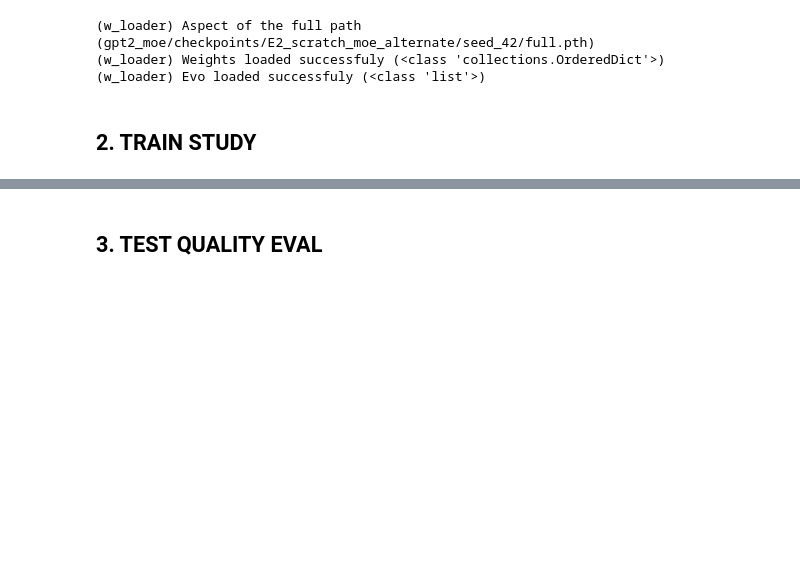
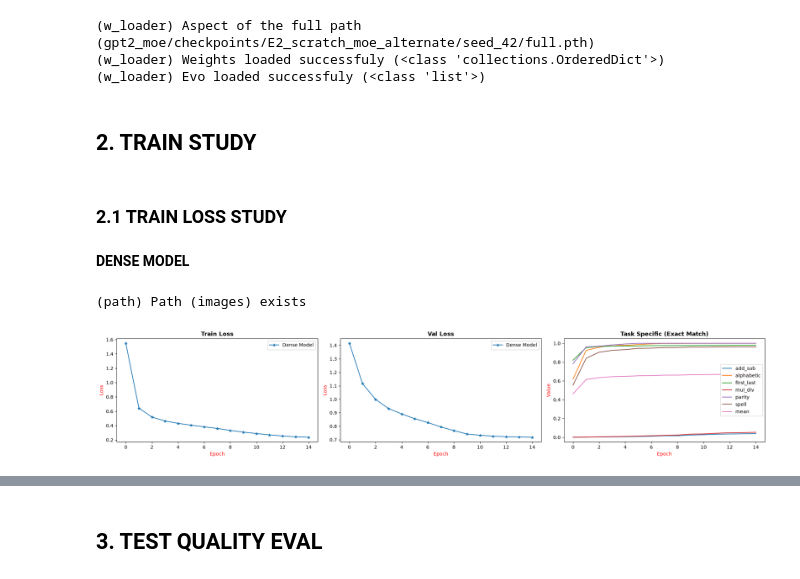
Before and after one commit to cmc186/GPT2_MOE, a Jupyter notebook: src/gpt2_moe/train_test/experiments.ipynb, the cells around one changed output, grey strips where cells are left out. Saved outputs shown, nothing was run; the diff lists cells and outputs as text; code cells hidden in the pictures; blank space fills up the shorter version.

```diff
--- a/src/gpt2_moe/train_test/experiments.ipynb
+++ b/src/gpt2_moe/train_test/experiments.ipynb
@@ -285,0 +401,21 @@ full_alternate, full_alternate_evo = model_loader(param_source_name = param_sour
+# %% [markdown]
+### **2.1 TRAIN LOSS STUDY**
+# %% [markdown]
+**DENSE MODEL**
+# %%
+# Define params
+params = ["train_loss", "val_loss", "exact_match"]
+storages = [evo_dense]
+aditional_config = {
+                    "titles":["Train Loss", "Val Loss", "Task Specific (Exact Match)"],
+                    "names":["Dense Model", "Dense Model", "Dense Model"],
+                    "labels": [["Epoch", "Loss"], ["Epoch", "Loss"], ["Epoch", "Value"]],
+                    "plot_params": {"marker":'*'},
+                    "selected_tasks": None
+                }
+
+# Call the function
+versus_plotter(storages =  storages, params = params,  aditional_config = aditional_config, filename = 'test1.png')
+# %% [output]
+(path) Path (images) exists
+[figure, added]
```
Also changed, not shown: parts of 12 cells of this notebook, 12 other files.
